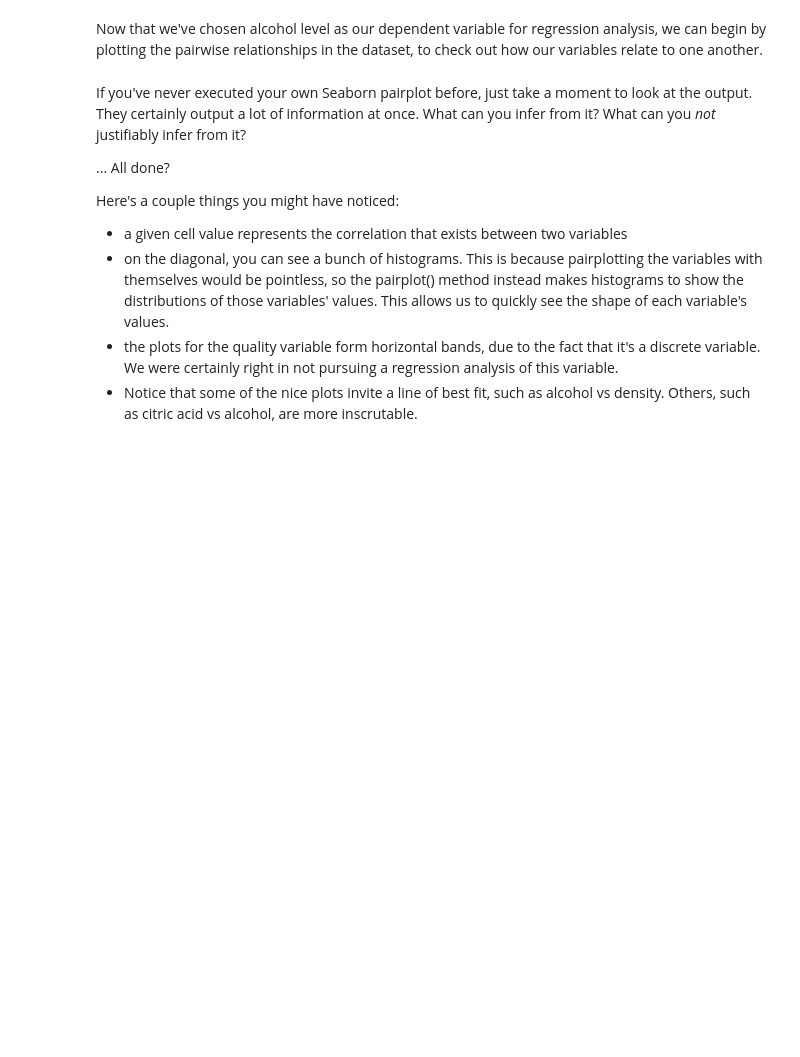
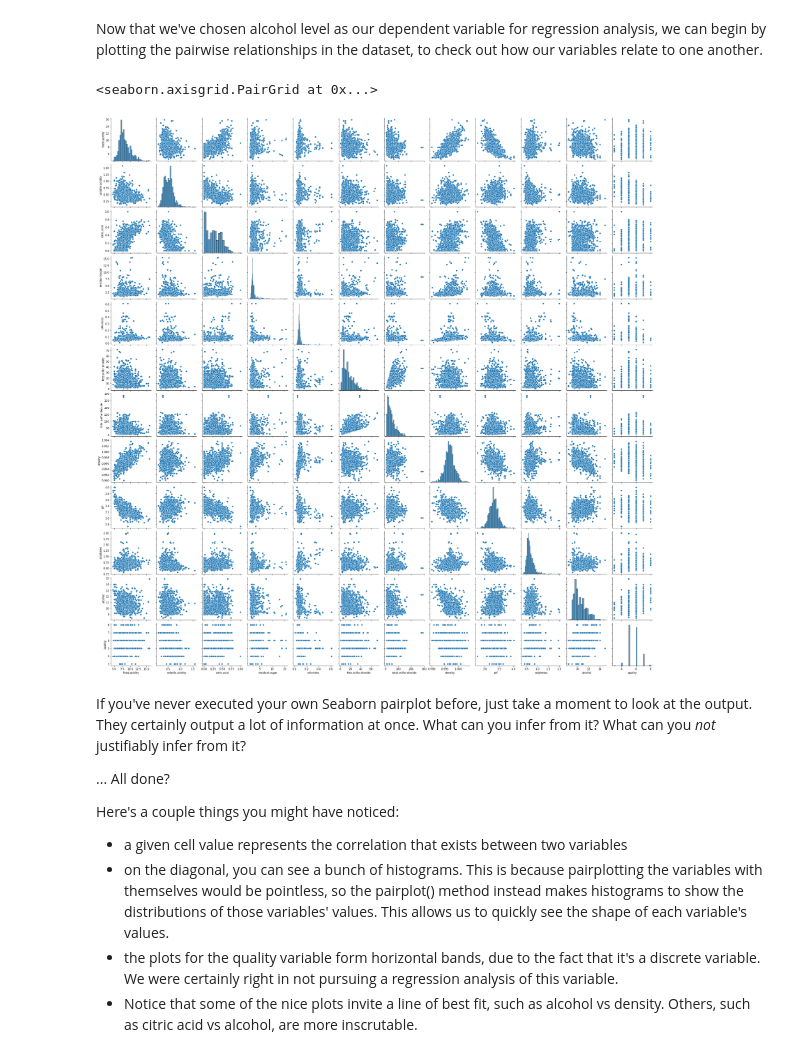
Before and after one commit to cogentdom/Linear_Regression, a Jupyter notebook: Springboard Regression Case Study - the Red Wine Dataset - Tier 3.ipynb, the cells around one changed output. Cells and saved outputs as stored; diff of their text form; code cells hidden in the pictures; blank space fills up the shorter version.

```diff
--- a/Springboard Regression Case Study - the Red Wine Dataset - Tier 3.ipynb
+++ b/Springboard Regression Case Study - the Red Wine Dataset - Tier 3.ipynb
@@ -195,7 +227,10 @@ The heading of this stage of the data science pipeline ('Cleaning, Transforming,
 Now that we've chosen alcohol level as our dependent variable for regression analysis, we can begin by plotting the pairwise relationships in the dataset, to check out how our variables relate to one another.
 # %%
 # Make a pairplot of the wine data
-_ _ _
+sns.pairplot(data)
+# %% [output]
+<seaborn.axisgrid.PairGrid at 0x...>
+[figure, added]
 # %% [markdown]
 If you've never executed your own Seaborn pairplot before, just take a moment to look at the output. They certainly output a lot of information at once. What can you infer from it? What can you *not* justifiably infer from it?
 
```
Also changed, not shown: parts of 8 cells of this notebook.
